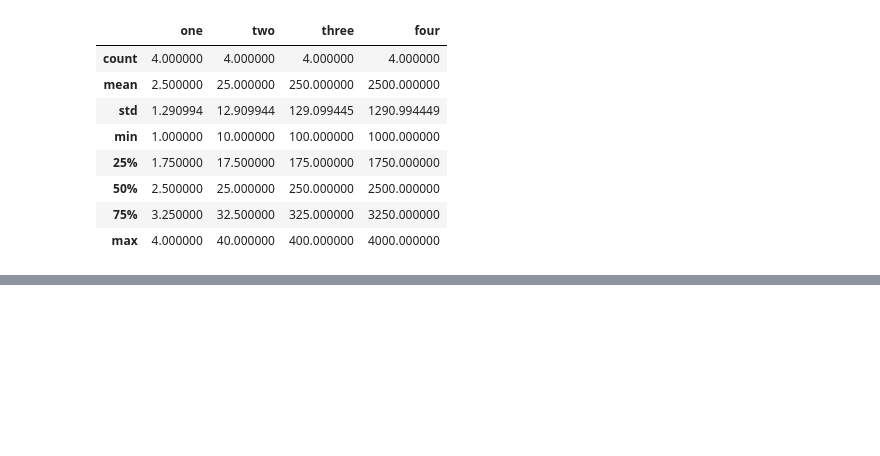
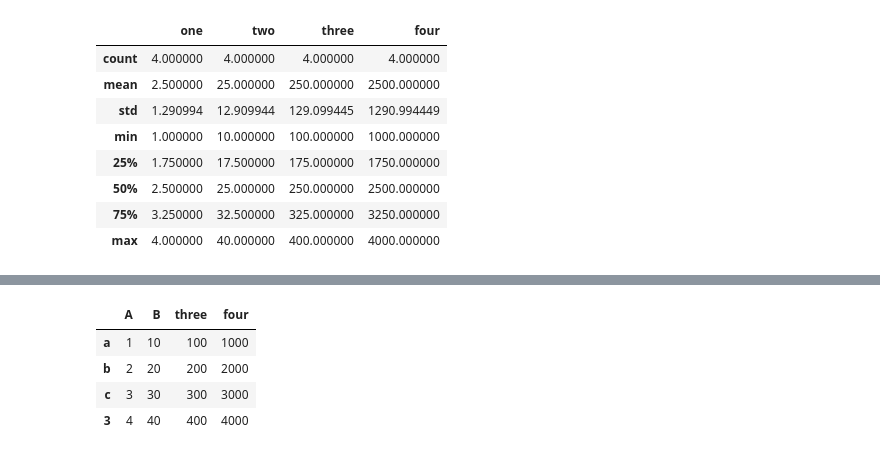
Before and after one commit to NarendarB0152/VignanUniversityWorkShop, a Jupyter notebook: Pandas/Pandas.ipynb, the cells around one changed output, grey strips where cells are left out. Saved outputs shown, nothing was run; the diff lists cells and outputs as text; code cells hidden in the pictures; blank space fills up the shorter version.

```diff
--- a/Pandas/Pandas.ipynb
+++ b/Pandas/Pandas.ipynb
@@ -352,0 +390,10 @@ df.describe()
+# %%
+df1.rename(columns={'one':'A','two':'B'},inplace=True,index = {0:'a',1:'b',2:'c',:'d'})
+# %%
+df1
+# %% [output]
+|  | A | B | three | four |
+| a | 1 | 10 | 100 | 1000 |
+| b | 2 | 20 | 200 | 2000 |
+| c | 3 | 30 | 300 | 3000 |
+| 3 | 4 | 40 | 400 | 4000 |
```
Also changed, not shown: parts of 7 cells of this notebook.
